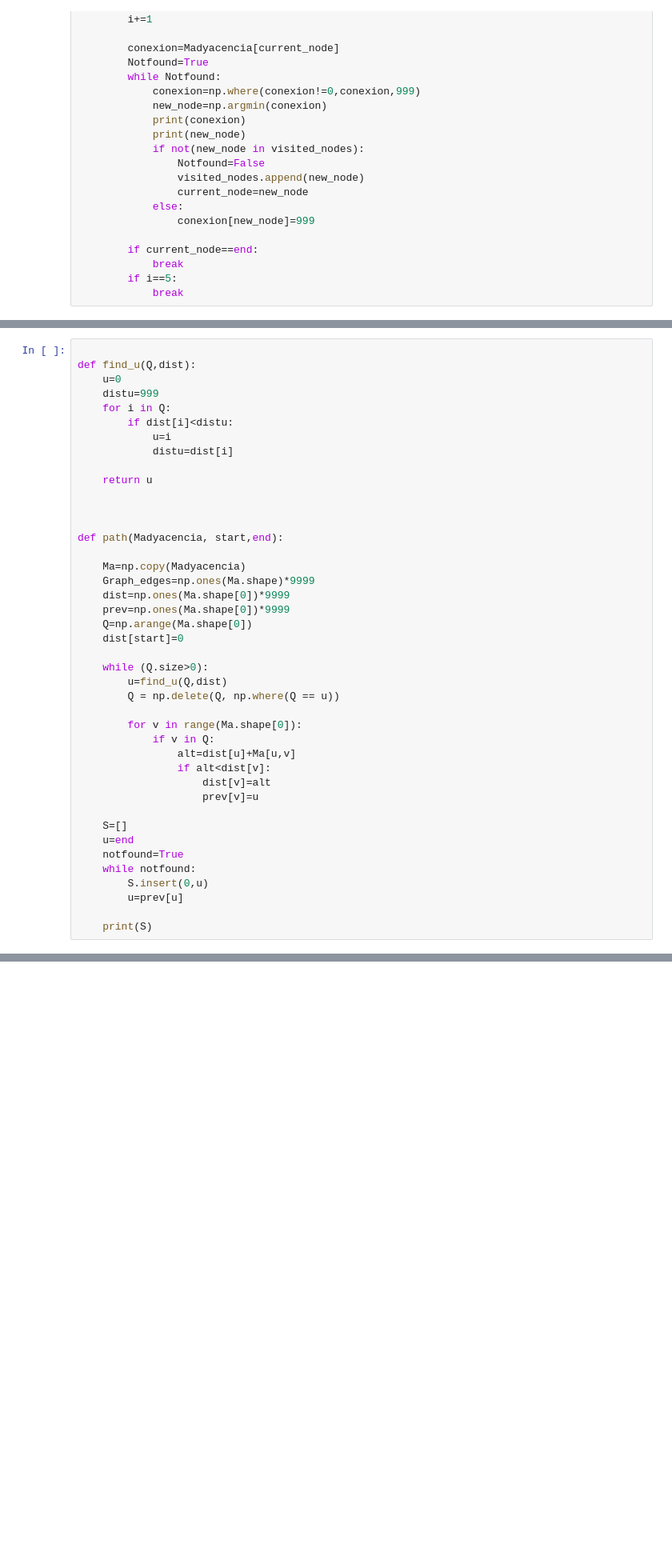
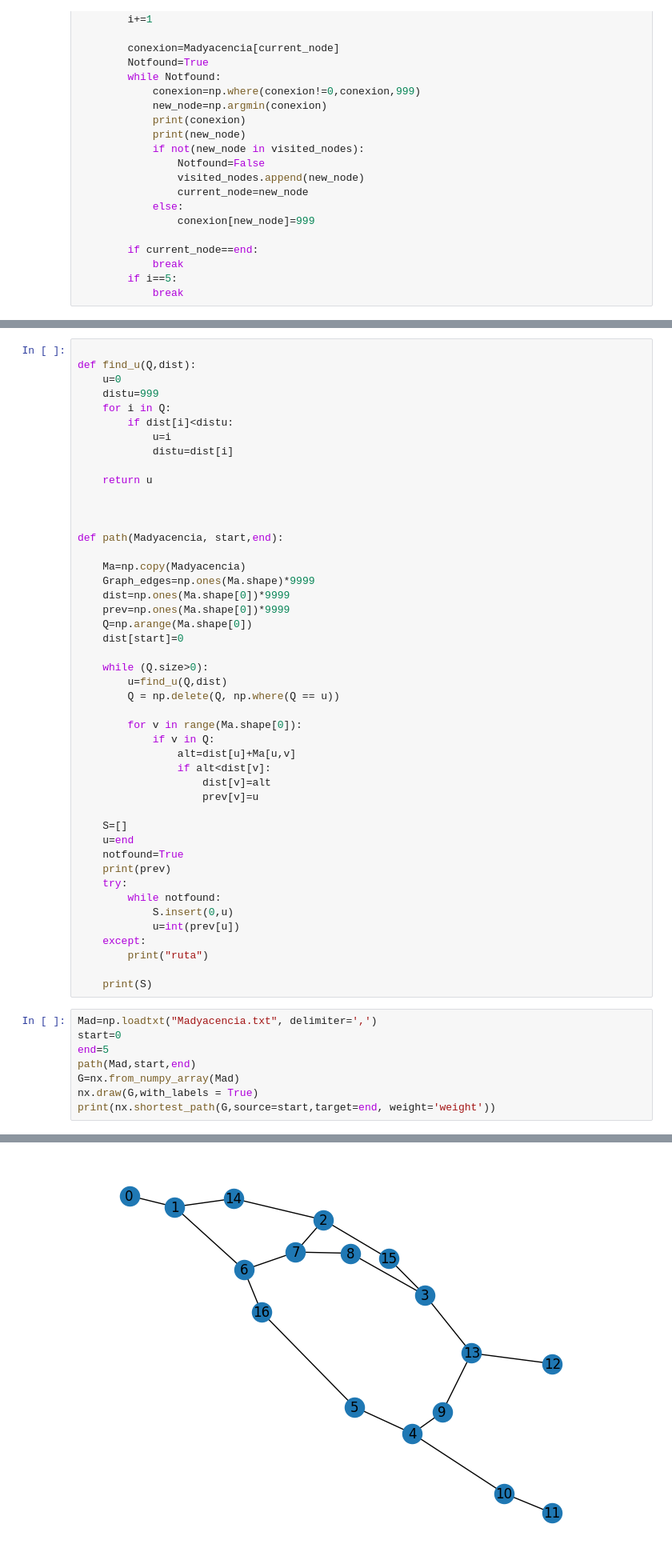
Before and after one commit to nick0413/Transito_HPC, a Jupyter notebook: test_dij.ipynb, the cells around one changed output, grey strips where cells are left out. Shown at 80% size. Saved outputs shown, nothing was run; the diff lists cells and outputs as text; blank space fills up the shorter version.

```diff
--- a/test_dij.ipynb
+++ b/test_dij.ipynb
@@ -157,8 +157,21 @@ def path(Madyacencia, start,end):
 	S=[]
 	u=end
 	notfound=True
-	while notfound:
-		S.insert(0,u)
-		u=prev[u]
+	print(prev)
+	try:
+		while notfound:
+			S.insert(0,u)
+			u=int(prev[u])
+	except:
+		print("ruta")
 
 	print(S)
+# %%
+Mad=np.loadtxt("Madyacencia.txt", delimiter=',')
+start=0
+end=5
+path(Mad,start,end)
+G=nx.from_numpy_array(Mad)
+nx.draw(G,with_labels = True)
+print(nx.shortest_path(G,source=start,target=end, weight='weight'))
+# %% [output]
@@ -164,0 +184 @@ def path(Madyacencia, start,end):
+[figure, added]
```
Also changed, not shown: parts of 3 cells of this notebook, 1 other file.
